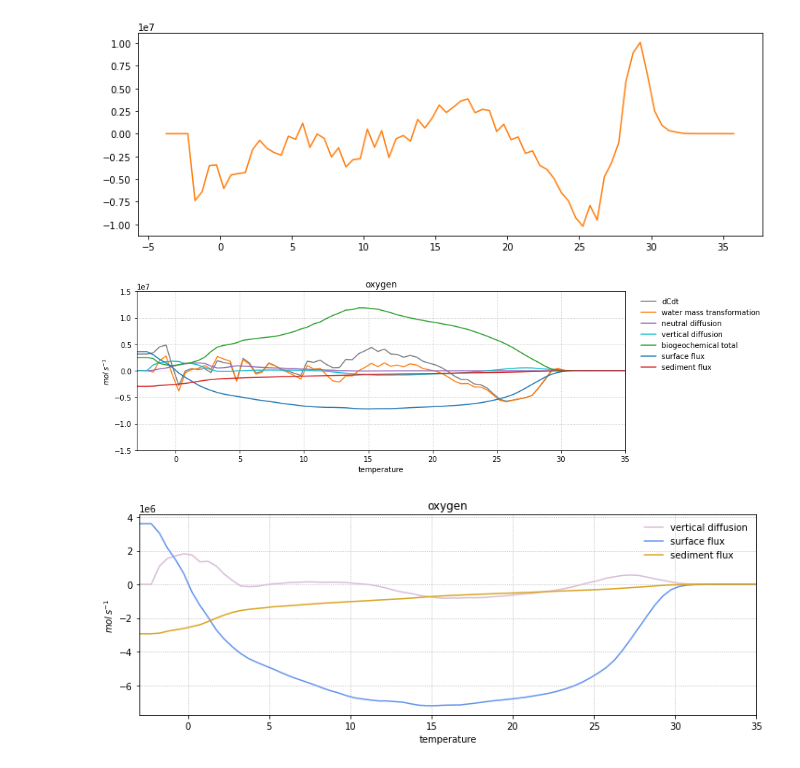
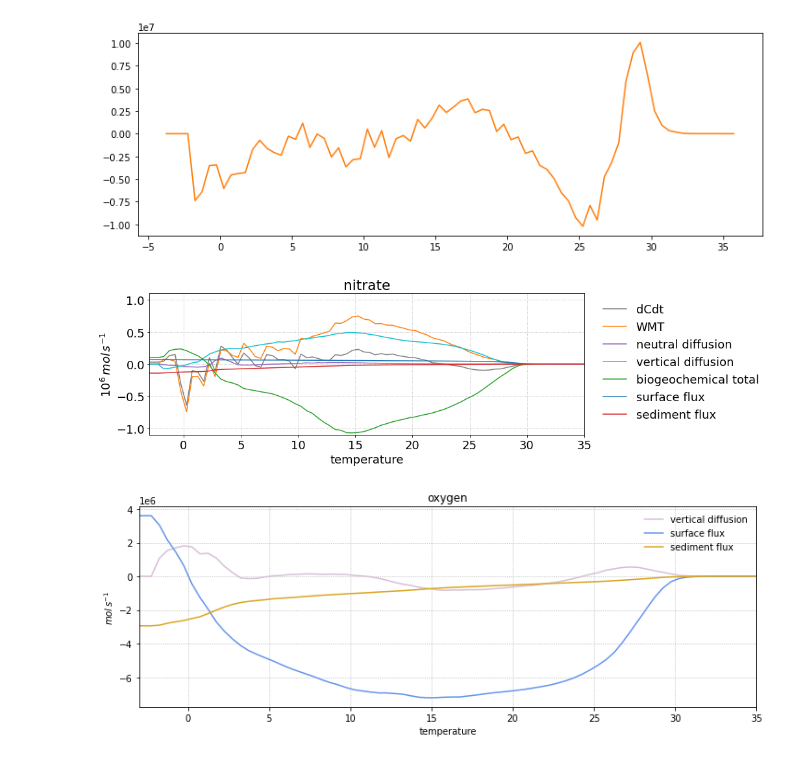
Before and after one commit to gmacgilchrist/wmt_bgc, a Jupyter notebook: notebooks/calc_layer-tracer-budget.ipynb, the cells around one changed output. Cells and saved outputs as stored; diff of their text form; code cells hidden in the pictures.

```diff
--- a/notebooks/calc_layer-tracer-budget.ipynb
+++ b/notebooks/calc_layer-tracer-budget.ipynb
@@ -107,7 +107,7 @@ better_names['temp'] = {'temp':'temperature',
                        'opottemppmdiff':'neutral diffusion',
                        'frazil_heat_tendency':'frazil ice formation'}
 better_names['o2'] = {'o2':'oxygen',
-                      'dCdt':'dCdt','E_c':'water mass transformation','residual':'residual',
+                      'dCdt':'dCdt','E_c':'WMT','residual':'residual',
                       'o2_dfxy_cont_tendency':'neutral diffusion',
                       'o2_vdiffuse_impl':'vertical diffusion',
                       'jo2':'biogeochemical total',
@@ -115,7 +115,7 @@ better_names['o2'] = {'o2':'oxygen',
                       'o2_btf_3d':'sediment flux',
                       'jo2resp_wc':'water-column respiration'}
 better_names['no3'] = {'no3':'nitrate',
-                       'dCdt':'dCdt','E_c':'water mass transformation','residual':'residual',
+                       'dCdt':'dCdt','E_c':'WMT','residual':'residual',
                        'no3_dfxy_cont_tendency':'neutral diffusion',
                        'no3_vdiffuse_impl':'vertical diffusion',
                        'jno3':'biogeochemical total',
@@ -328,7 +328,7 @@ ds_layer.to_netcdf(path=path,mode='w')
 ### Plots
 # %%
 l_name = 'temp'
-c_name = 'o2'
+c_name = 'no3'
 dl = dls[l_name]
 path = '../data/processed/wmt_'+c_name+'-in-'+l_name+'_dl-'+str(dl)+'.nc'
 ds_calcd = xr.open_dataset(path)
@@ -370,12 +370,13 @@ markers['temp'] = {'dCdt':'',
 # %%
 ylims = {}
 ylims['thkcello'] = {'timemean':[-6E10,6E10]}
-ylims['no3'] = {'timesum':[-8E7,8E7],'timemean':[-1.1E6,1.1E6],'diffusiveflux':[-4E7,4E7],'timemean_formation':[-1.3E5,1.3E5]}
-ylims['o2'] = {'timesum':[-9E8,9E8],'timemean':[-1.5E7,1.5E7],'diffusiveflux':[-8E8,4E8],'timemean_formation':[-1.4E6,1.4E6]}
+ylims['no3'] = {'timesum':[-8E7,8E7],'timemean':[-1.1,1.1],'diffusiveflux':[-4E7,4E7],'timemean_formation':[-1.3E5,1.3E5]}
+ylims['o2'] = {'timesum':[-9E8,9E8],'timemean':[-1.5,1.5],'diffusiveflux':[-8E8,4E8],'timemean_formation':[-1.4E6,1.4E6]}
 xlims = {}
 xlims['temp'] = [-3,35]
 title = better_names[c_name][c_name]
 xlabel = better_names[l_name][l_name]
+plt.rcParams.update({'font.size': 18})
 # %%
 figname = 'annualmean_budget'
 
@@ -450,36 +451,36 @@ figname = 'annualmean_budget_Ec-corrected'
 ds_now = ds_calcd.copy()
 ds_now['E_c'] = ds_now['E_c']+ds_now['residual']
 ds_now = ds_now.drop('residual')
 # Correct vertical diffusion
 ds_now[c_name+'_vdiffuse_impl'] = ds_now[c_name+'_vdiffuse_impl']-ds_now[c_name+'_stf_3d']-ds_now[c_name+'_btf_3d']
 # Drop resp/denit
 ds_now = ds_now.drop(extra_terms[c_name][-1])
 
 fig,ax = plt.subplots(figsize=(12,4))
 val=np.zeros(len(ds_now['temp_bin']))
 for var in ds_now.data_vars:
     if var=='residual':
         linestyle=':'
     else:
         linestyle='-'
-    ax.plot(ds_now[var][l_name+'_bin'],ds_now[var].mean('time'),
+    ax.plot(ds_now[var][l_name+'_bin'],1E-6*ds_now[var].mean('time'),
             label=better_names[c_name][var],
             color=colors[c_name][var],
             linestyle=linestyle)
 
     val += ds_now[var].mean('time').values
 
 ax.set_ylim(ylims[c_name]['timemean'])
 ax.set_xlim(xlims[l_name])
 ax.grid(linestyle=':')
 lgd=ax.legend(frameon=False,bbox_to_anchor = (1.02,1))
 ax.set_title(title)
 ax.set_xlabel(xlabel)
-ax.set_ylabel('$mol\,s^{-1}$')
+ax.set_ylabel('$10^6\,mol\,s^{-1}$')
 
 fig.savefig(figpath+figname,transparent=True,orientation='landscape',dpi=600,bbox_extra_artists=(lgd,), bbox_inches='tight')
 # %% [output]
-[figure, old version]
+[figure, new version]
 # %%
 figname = 'annualmean_boundary-fluxes'
 
```
Also changed, not shown: parts of 1 cell of this notebook, 7 other files.
